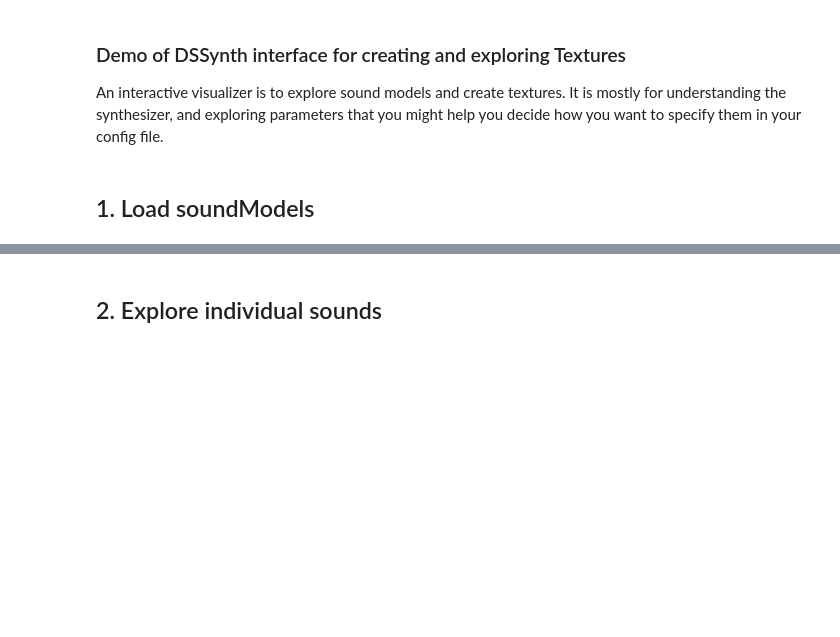
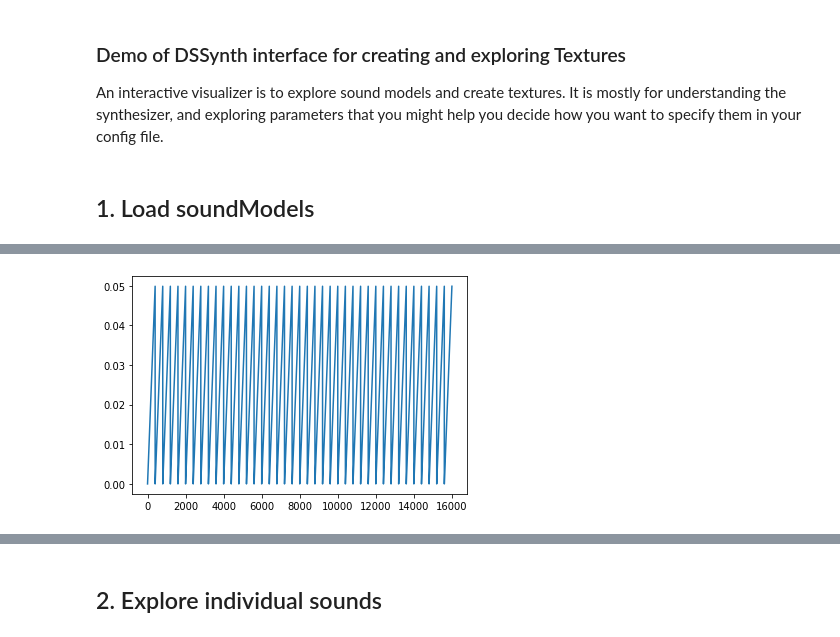
Before and after one commit to prashanthtr/DSGenerator, a Jupyter notebook: TextureVisualization-notebook.ipynb, the cells around one changed output, grey strips where cells are left out. Drawn from its saved outputs; the diff is of its cells as text; code cells hidden in the pictures; blank space fills up the shorter version.

```diff
--- a/TextureVisualization-notebook.ipynb
+++ b/TextureVisualization-notebook.ipynb
@@ -38,0 +83,18 @@ soundModels
+# %%
+def sawtoothGeneration(n, samples):
+    period = math.floor(samples/n)
+    amp_env = SI.gesture(0.4,0.05, 0.6, period)
+    synth_out = []
+    numSamples = samples        # 1 second * 16000 sample rate
+    for p in range(n):
+        for index in range(period):
+            A = amp_env[index]
+            cutoff = 0.3 + 0.5*np.random.random()
+            val = sawtooth(index, samples, cutoff);    # output sample value for current sample
+            synth_out.append(val)
+    return synth_out
+
+sig = sawtoothGeneration(40, 16000)
+plt.plot(sig)
+display(Audio(sig, rate=16000, autoplay=True))
+# %% [output]
@@ -38,0 +102 @@ soundModels
+[figure, added]
```
Also changed, not shown: parts of 23 cells of this notebook, 4 other files.
